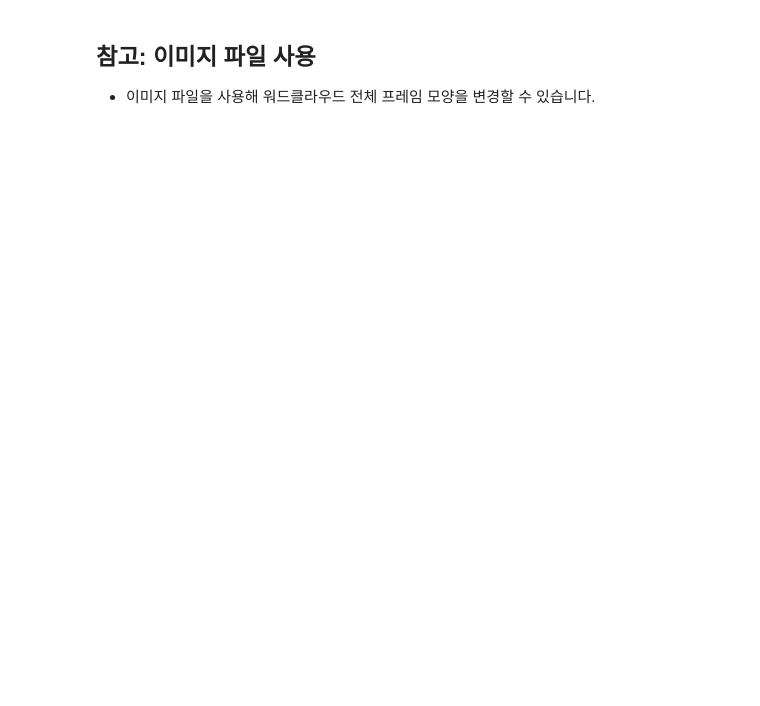
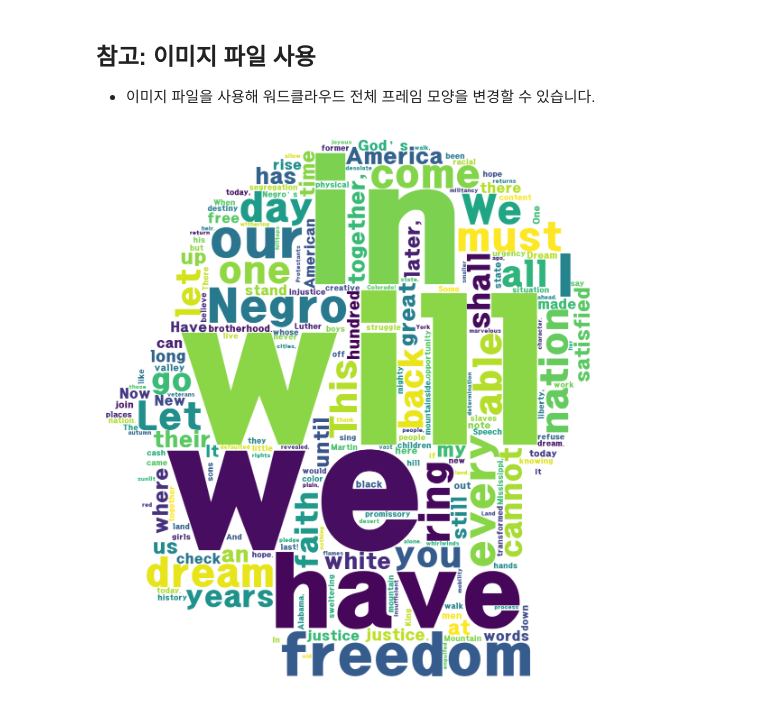
Before and after one commit to chrisseo2002/Python01, a Jupyter notebook: 10 - 파일 읽고 쓰기.ipynb, the cells around one changed output. Cells and saved outputs as stored; diff of their text form; code cells hidden in the pictures; blank space fills up the shorter version.

```diff
--- a/10 - 파일 읽고 쓰기.ipynb
+++ b/10 - 파일 읽고 쓰기.ipynb
@@ -363,21 +469,23 @@ plt.show()
 # %%
 # 라이브러리 불러오기
 import numpy as np
 from PIL import Image
 
 # 이미지 불러오기
-masking_image = np.array(Image.open('  ?  '))
+masking_image = np.array(Image.open('human.jpg'))
 
 # 워드 클라우드 만들기
-wordcloud = WordCloud(font_path = 'C:/Windiws/fonts/HMKMRHD.TTF',
+wordcloud = WordCloud(font_path = 'C:/Windows/fonts/HMKMRHD.TTF',
                       width=2000,
                       height=1000,
                       mask=masking_image,
                       background_color='white').generate_from_frequencies(wordCount)
 
 # 표시하기
 plt.figure(figsize=(12, 6))
 plt.imshow(wordcloud)
 plt.axis("off")
 plt.tight_layout(pad=0)
 plt.show()
+# %% [output]
+[figure, added]
```
Also changed, not shown: parts of 23 cells of this notebook, 15 other files.
